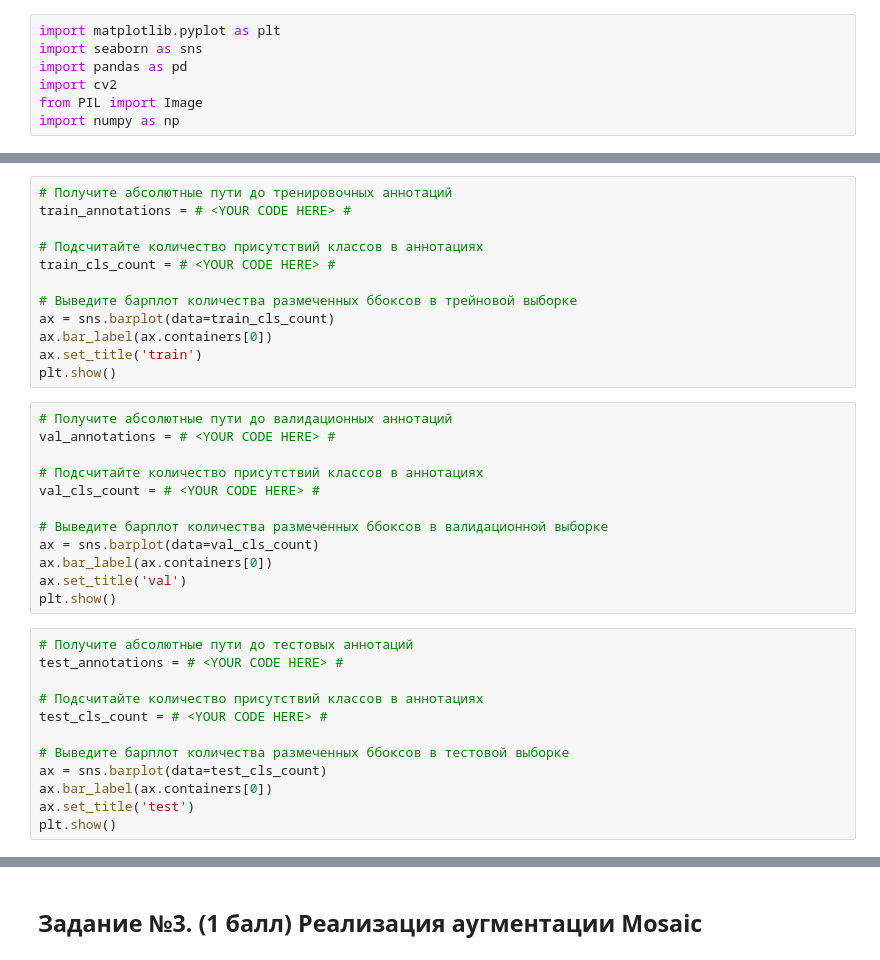
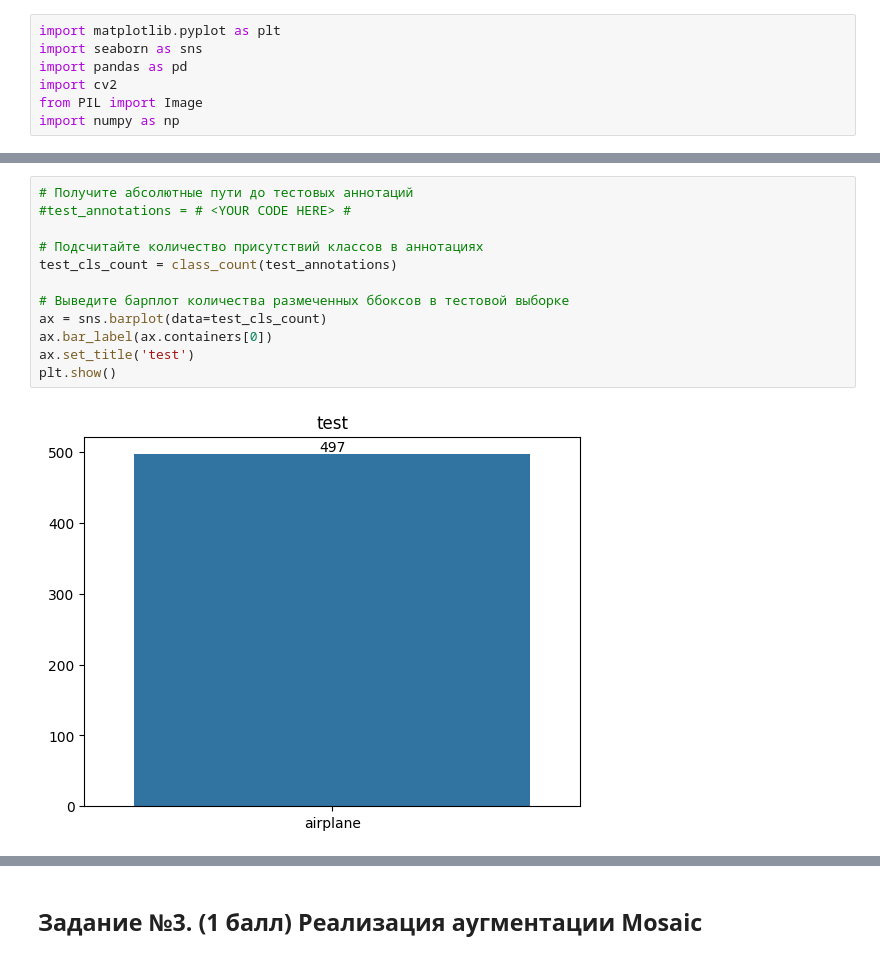
Before and after one commit to br0fire/HSE_CV, a Jupyter notebook: HW2/Дз2_детекция(задание).ipynb, the cells around one changed output, grey strips where cells are left out. Drawn from its saved outputs; the diff is of its cells as text.

```diff
--- a/HW2/Дз2_детекция(задание).ipynb
+++ b/HW2/Дз2_детекция(задание).ipynb
@@ -132,39 +172,17 @@ def class_count(annotations_path):
 # %%
-# Получите абсолютные пути до тренировочных аннотаций
-train_annotations = # <YOUR CODE HERE> #
+# Получите абсолютные пути до тестовых аннотаций
+#test_annotations = # <YOUR CODE HERE> #
 
 # Подсчитайте количество присутствий классов в аннотациях
-train_cls_count = # <YOUR CODE HERE> #
+test_cls_count = class_count(test_annotations)
 
-# Выведите барплот количества размеченных ббоксов в трейновой выборке
-ax = sns.barplot(data=train_cls_count)
+# Выведите барплот количества размеченных ббоксов в тестовой выборке
+ax = sns.barplot(data=test_cls_count)
 ax.bar_label(ax.containers[0])
-ax.set_title('train')
+ax.set_title('test')
 plt.show()
+# %% [output]
+[figure, added]
-# %%
-# Получите абсолютные пути до валидационных аннотаций
-val_annotations = # <YOUR CODE HERE> #
-
-# Подсчитайте количество присутствий классов в аннотациях
-val_cls_count = # <YOUR CODE HERE> #
-
-# Выведите барплот количества размеченных ббоксов в валидационной выборке
-ax = sns.barplot(data=val_cls_count)
-ax.bar_label(ax.containers[0])
-ax.set_title('val')
-plt.show()
-# %%
-# Получите абсолютные пути до тестовых аннотаций
-test_annotations = # <YOUR CODE HERE> #
-
-# Подсчитайте количество присутствий классов в аннотациях
-test_cls_count = # <YOUR CODE HERE> #
-
-# Выведите барплот количества размеченных ббоксов в тестовой выборке
-ax = sns.barplot(data=test_cls_count)
-ax.bar_label(ax.containers[0])
-ax.set_title('test')
-plt.show()
 # %%
 # Функция для подсчета количества и среднего относительного размера bounding box в каждом файле аннотаций
 def count_bboxes_and_relative_size(annotation_files):
```
Also changed, not shown: parts of 18 cells of this notebook, 2 other files.
